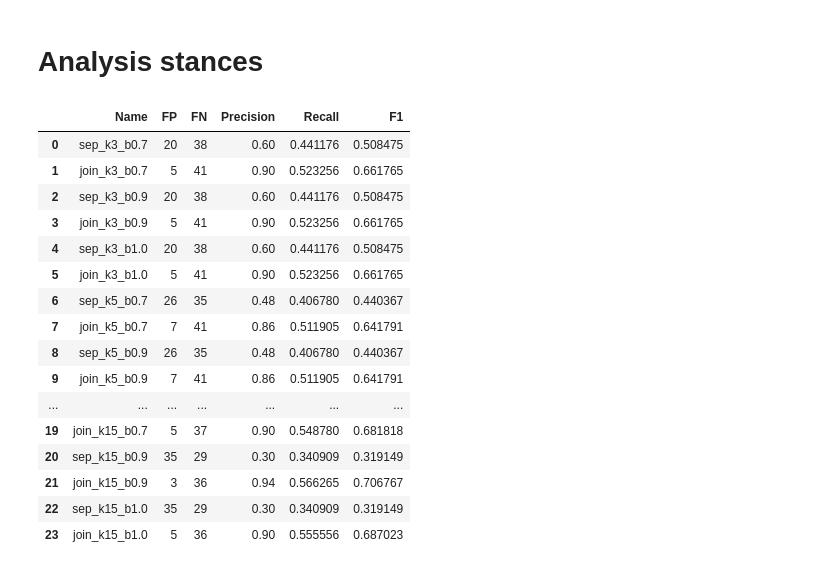
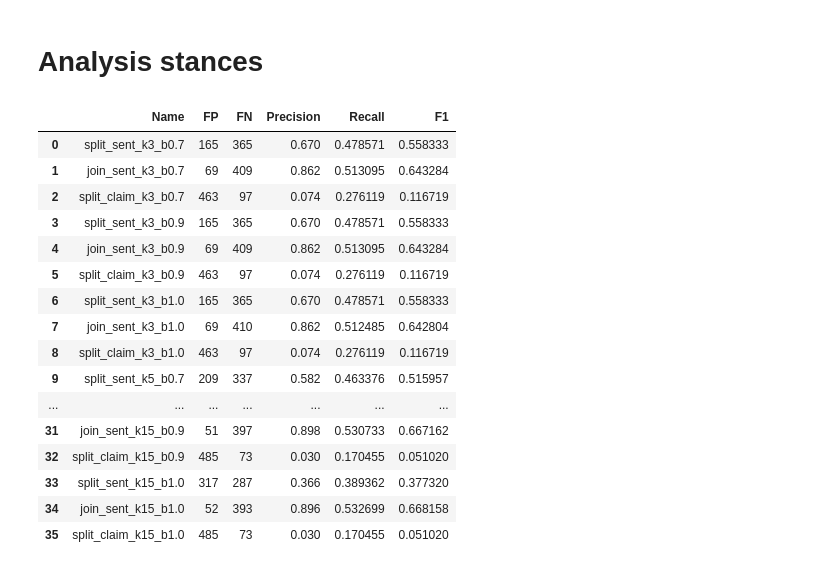
Before and after one commit to kevin-rn/Efficient-Fact-checking, a Jupyter notebook: fact_check.ipynb, the cells around one changed output. Drawn from its saved outputs; the diff is of its cells as text; code cells hidden in the pictures.

Commit message:
update fact-check

```diff
--- a/fact_check.ipynb
+++ b/fact_check.ipynb
@@ -56,7 +52,8 @@ df_t5_cnn.head()
 | 4 | (CNN)A Duke student has admitted ... | Student is no longer on Duke Univ... | c27cf1b136cc270023de959e7ab246380... | A student at Duke University has ... |
 # %%
 df_halueval = pd.read_csv('data/halueval/summarization_data.csv')
-sampled_df = df_halueval.sample(n=50, random_state=42)
+total_docs = 500
+sampled_df = df_halueval.sample(n=total_docs, random_state=42)
 sampled_df['index'] = sampled_df.index
 sampled_df.head()
 # %% [output]
@@ -160,7 +157,7 @@ class KnnSearch:
         cosine_sims_norm = 0.5 + (cosine_sims_norm - np.nanmean(cosine_sims_norm, axis=0)) / np.nanstd(cosine_sims_norm, axis=0)
         return cosine_sims_norm
 
-    def get_top_nn_neighbours(self, df_name, df_input, df_index, claim, k=15, beta=0.7):
+    def get_top_nn_neighbours(self, df_name, df_input, df_index, claim, k, beta):
         annoy_index = df_input['index'][df_index]
         self.annoy.load(f"data/{df_name}/annoy/{annoy_index}_{df_name}.annoy")
 
@@ -301,54 +332,40 @@ for kv in tqdm(k_vals, desc="Outer Loop"):
 # %% [markdown]
 # Analysis stances
 # %%
-k_vals = [3, 5, 10, 15]
-beta_vals = [0.7, 0.9, 1.0]
+df_stances = pd.DataFrame(columns=['Name', 'FP', 'FN', 'Precision', 'Recall', 'F1'])
+fact_types = ['split_sent', 'join_sent', 'split_claim']
+for kv in k_vals:
+  for bv in beta_vals:
+    for fact_type in fact_types:
+      df_temp = pd.read_csv(f'results/halueval/sampled_{total_docs}/sampled_k{kv}_b{bv}_{fact_type}.csv')
+      fp = df_temp['right_stance'].value_counts().get('refute', 0)
+      fn = df_temp['hallucinated_stance'].value_counts().get('support', 0)
+      tp = total_docs - fp
+      tn = total_docs - fn
 
-df_stances = pd.DataFrame(columns=['Name', 'FP', 'FN', 'Precision', 'Recall', 'F1'])
+      precision = tp / (tp + fp) if (tp + fp) > 0 else 0
+      recall = tp / (tp + fn) if (tp + fn) > 0 else 0
+      f1_score = 2 * (precision * recall) / (precision + recall) if (precision + recall) > 0 else 0
 
-for kv in k_vals:
-    for bv in beta_vals:
-        df_temp = pd.read_csv(f'results/halueval2/sampled_k{kv}_b{bv}_split_sent.csv')
-        fp = df_temp['right_stance'].value_counts().get('refute', 0)
-        fn = df_temp['hallucinated_stance'].value_counts().get('support', 0)
-        tp = 50 - fp
-        tn = 50 - fn
+      df_stances = pd.concat([df_stances, pd.DataFrame({'Name': [f'{fact_type}_k{kv}_b{bv}'], 'FP': [fp], 'FN': [fn], 'Precision': [precision], 'Recall': [recall], 'F1': [f1_score]})], ignore_index=True)
 
-        precision = tp / (tp + fp) if (tp + fp) > 0 else 0
-        recall = tp / (tp + fn) if (tp + fn) > 0 else 0
-        f1_score = 2 * (precision * recall) / (precision + recall) if (precision + recall) > 0 else 0
-
-        df_stances = pd.concat([df_stances, pd.DataFrame({'Name': [f'sep_k{kv}_b{bv}'], 'FP': [fp], 'FN': [fn], 'Precision': [precision], 'Recall': [recall], 'F1': [f1_score]})], ignore_index=True)
-
-        df_temp = pd.read_csv(f'results/halueval2/sampled_k{kv}_b{bv}_join_sent.csv')
-        fp = df_temp['right_stance'].value_counts().get('refute', 0)
-        fn = df_temp['hallucinated_stance'].value_counts().get('support', 0)
-        tp = 50 - fp
-        tn = 50 - fn
-
-        precision = tp / (tp + fp) if (tp + fp) > 0 else 0
-        recall = tp / (tp + fn) if (tp + fn) > 0 else 0
-        f1_score = 2 * (precision * recall) / (precision + recall) if (precision + recall) > 0 else 0
-
-        df_stances = pd.concat([df_stances, pd.DataFrame({'Name': [f'join_k{kv}_b{bv}'], 'FP': [fp], 'FN': [fn], 'Precision': [precision], 'Recall': [recall], 'F1': [f1_score]})], ignore_index=True)
-
-df_stances.to_csv('results/halueval2/stance_analysis.csv', index=False)
+df_stances.to_csv(f'results/halueval/sampled_{total_docs}/stance_analysis.csv', index=False)
 df_stances
 # %% [output]
 |  | Name | FP | FN | Precision | Recall | F1 |
-| 0 | sep_k3_b0.7 | 20 | 38 | 0.60 | 0.441176 | 0.508475 |
-| 1 | join_k3_b0.7 | 5 | 41 | 0.90 | 0.523256 | 0.661765 |
-| 2 | sep_k3_b0.9 | 20 | 38 | 0.60 | 0.441176 | 0.508475 |
-| 3 | join_k3_b0.9 | 5 | 41 | 0.90 | 0.523256 | 0.661765 |
-| 4 | sep_k3_b1.0 | 20 | 38 | 0.60 | 0.441176 | 0.508475 |
-| 5 | join_k3_b1.0 | 5 | 41 | 0.90 | 0.523256 | 0.661765 |
-| 6 | sep_k5_b0.7 | 26 | 35 | 0.48 | 0.406780 | 0.440367 |
-| 7 | join_k5_b0.7 | 7 | 41 | 0.86 | 0.511905 | 0.641791 |
-| 8 | sep_k5_b0.9 | 26 | 35 | 0.48 | 0.406780 | 0.440367 |
-| 9 | join_k5_b0.9 | 7 | 41 | 0.86 | 0.511905 | 0.641791 |
+| 0 | split_sent_k3_b0.7 | 165 | 365 | 0.670 | 0.478571 | 0.558333 |
+| 1 | join_sent_k3_b0.7 | 69 | 409 | 0.862 | 0.513095 | 0.643284 |
+| 2 | split_claim_k3_b0.7 | 463 | 97 | 0.074 | 0.276119 | 0.116719 |
+| 3 | split_sent_k3_b0.9 | 165 | 365 | 0.670 | 0.478571 | 0.558333 |
+| 4 | join_sent_k3_b0.9 | 69 | 409 | 0.862 | 0.513095 | 0.643284 |
+| 5 | split_claim_k3_b0.9 | 463 | 97 | 0.074 | 0.276119 | 0.116719 |
+| 6 | split_sent_k3_b1.0 | 165 | 365 | 0.670 | 0.478571 | 0.558333 |
+| 7 | join_sent_k3_b1.0 | 69 | 410 | 0.862 | 0.512485 | 0.642804 |
+| 8 | split_claim_k3_b1.0 | 463 | 97 | 0.074 | 0.276119 | 0.116719 |
+| 9 | split_sent_k5_b0.7 | 209 | 337 | 0.582 | 0.463376 | 0.515957 |
 | ... | ... | ... | ... | ... | ... | ... |
-| 19 | join_k15_b0.7 | 5 | 37 | 0.90 | 0.548780 | 0.681818 |
-| 20 | sep_k15_b0.9 | 35 | 29 | 0.30 | 0.340909 | 0.319149 |
-| 21 | join_k15_b0.9 | 3 | 36 | 0.94 | 0.566265 | 0.706767 |
-| 22 | sep_k15_b1.0 | 35 | 29 | 0.30 | 0.340909 | 0.319149 |
-| 23 | join_k15_b1.0 | 5 | 36 | 0.90 | 0.555556 | 0.687023 |
+| 31 | join_sent_k15_b0.9 | 51 | 397 | 0.898 | 0.530733 | 0.667162 |
+| 32 | split_claim_k15_b0.9 | 485 | 73 | 0.030 | 0.170455 | 0.051020 |
+| 33 | split_sent_k15_b1.0 | 317 | 287 | 0.366 | 0.389362 | 0.377320 |
+| 34 | join_sent_k15_b1.0 | 52 | 393 | 0.896 | 0.532699 | 0.668158 |
+| 35 | split_claim_k15_b1.0 | 485 | 73 | 0.030 | 0.170455 | 0.051020 |
```
Also changed, not shown: parts of 8 cells of this notebook.
